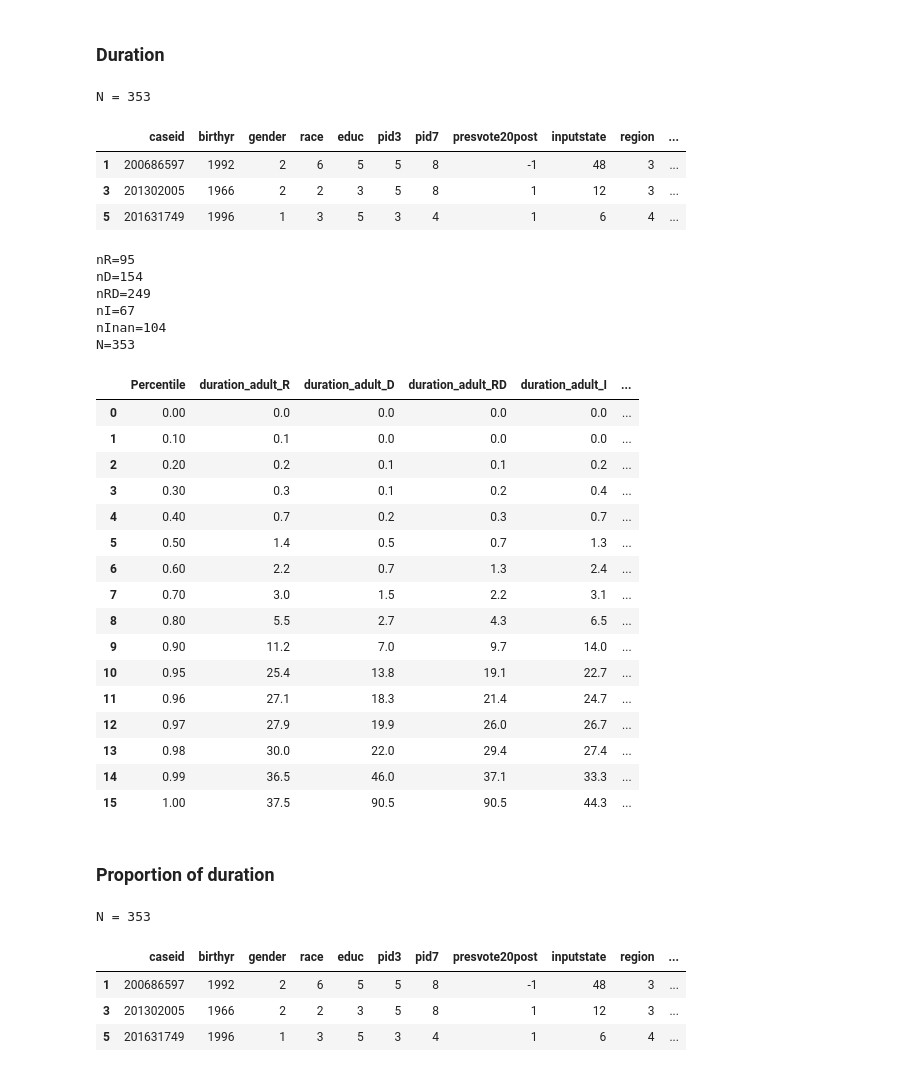
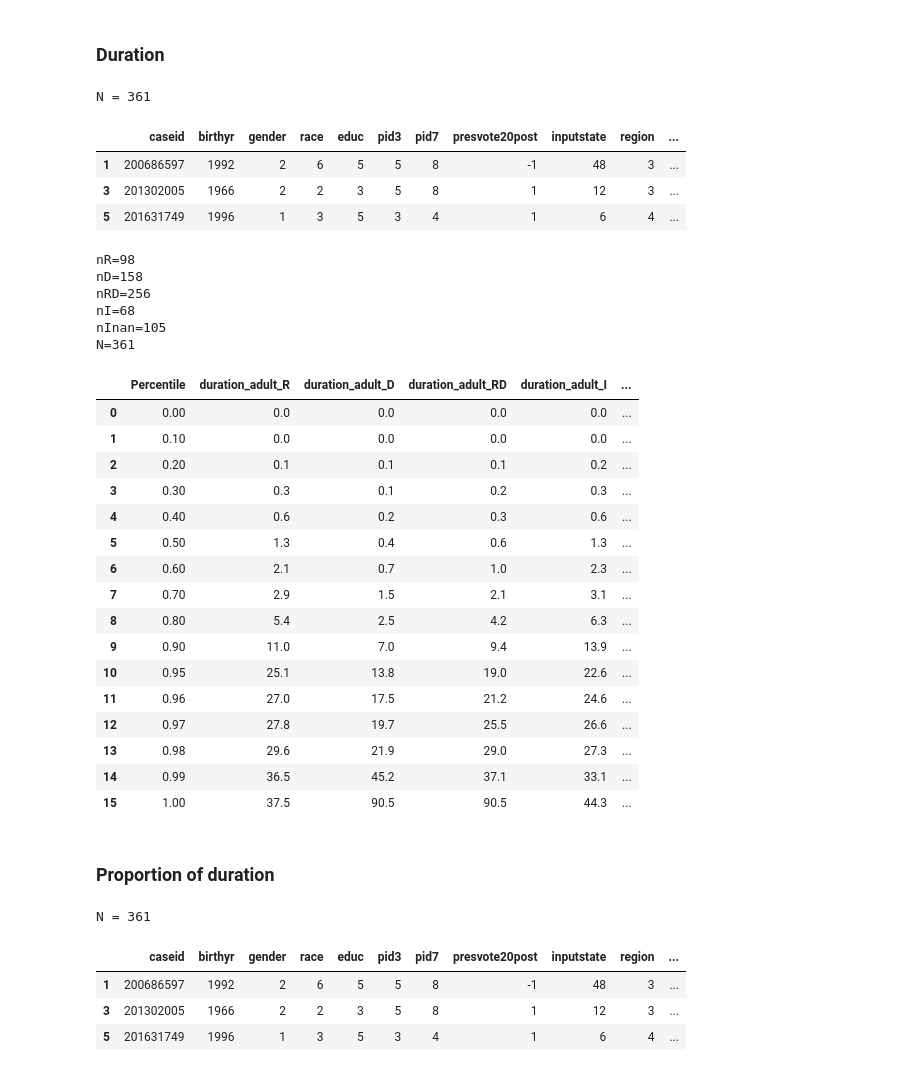
Before and after one commit to soodoku/adult, a Jupyter notebook: scripts/22_duration_on_adultsites_independents.ipynb, the cells around one changed output. Cells and saved outputs as stored; diff of their text form; code cells hidden in the pictures.

```diff
--- a/scripts/22_duration_on_adultsites_independents.ipynb
+++ b/scripts/22_duration_on_adultsites_independents.ipynb
@@ -40,13 +40,13 @@ outcome_var = "duration_adult"
 qcut_opts = {"q":10, "precision":1, "labels": range(10,101,10), "duplicates": "drop"}
 
 _df = (df_ind
-       .query(f"{outcome_var}>0")
+       .query("yes_visit_adults==1")
        .assign(**{f"decile_{outcome_var}": lambda df: pd.qcut(df[outcome_var], **qcut_opts)})
       )
 print(f"N = {len(_df)}")
 _df.head(3)
 # %% [output]
-N = 353
+N = 361
 |  | caseid | birthyr | gender | race | educ | pid3 | pid7 | presvote20post | inputstate | region | ... |
 | 1 | 200686597 | 1992 | 2 | 6 | 5 | 5 | 8 | -1 | 48 | 3 | ... |
 | 3 | 201302005 | 1966 | 2 | 2 | 3 | 5 | 8 | 1 | 12 | 3 | ... |
@@ -94,54 +94,54 @@ _tab_Inan = (_df
 
 nR = len(_df.query("party=='R'"))
 nD = len(_df.query("party=='D'"))
 nRD = len(_df.query("party=='R'|party=='D'"))
 nI = len(_df.query("party=='I'"))
 nInan = len(_df.query("party!='R' & party!='D'"))
 N = nR + nD + nInan
 tab_perc = (_tab_R
             .merge(_tab_D, on="Percentile", how="left", validate="1:1")
             .merge(_tab_RD, on="Percentile", how="left", validate="1:1")
             .merge(_tab_I, on="Percentile", how="left", validate="1:1")
             .merge(_tab_Inan, on="Percentile", how="left", validate="1:1")
             .assign(
                 **{f"{outcome_var}_R":lambda df: df[f"{outcome_var}_R"].map('{:,.1f}'.format)},
                 **{f"{outcome_var}_D":lambda df: df[f"{outcome_var}_D"].map('{:,.1f}'.format)},
                 **{f"{outcome_var}_RD":lambda df: df[f"{outcome_var}_RD"].map('{:,.1f}'.format)},
                 **{f"{outcome_var}_I":lambda df: df[f"{outcome_var}_I"].map('{:,.1f}'.format)},
                 **{f"{outcome_var}_Inan":lambda df: df[f"{outcome_var}_Inan"].map('{:,.1f}'.format)},
             )
            )
 print(f"{nR=}")
 print(f"{nD=}")
 print(f"{nRD=}")
 print(f"{nI=}")
 print(f"{nInan=}")
 print(f"{N=}")
-pandas_to_tex(tab_perc, "../tabs/percentiles_duration_adultsites_by_individuals_independents_partisans")
+# pandas_to_tex(tab_perc, "../tabs/percentiles_duration_adultsites_by_individuals_independents_partisans")
 tab_perc
 # %% [output]
-nR=95
-nD=154
-nRD=249
-nI=67
-nInan=104
-N=353
+nR=98
+nD=158
+nRD=256
+nI=68
+nInan=105
+N=361
 |  | Percentile | duration_adult_R | duration_adult_D | duration_adult_RD | duration_adult_I | ... |
 | 0 | 0.00 | 0.0 | 0.0 | 0.0 | 0.0 | ... |
-| 1 | 0.10 | 0.1 | 0.0 | 0.0 | 0.0 | ... |
-| 2 | 0.20 | 0.2 | 0.1 | 0.1 | 0.2 | ... |
-| 3 | 0.30 | 0.3 | 0.1 | 0.2 | 0.4 | ... |
-| 4 | 0.40 | 0.7 | 0.2 | 0.3 | 0.7 | ... |
-| 5 | 0.50 | 1.4 | 0.5 | 0.7 | 1.3 | ... |
-| 6 | 0.60 | 2.2 | 0.7 | 1.3 | 2.4 | ... |
-| 7 | 0.70 | 3.0 | 1.5 | 2.2 | 3.1 | ... |
-| 8 | 0.80 | 5.5 | 2.7 | 4.3 | 6.5 | ... |
-| 9 | 0.90 | 11.2 | 7.0 | 9.7 | 14.0 | ... |
-| 10 | 0.95 | 25.4 | 13.8 | 19.1 | 22.7 | ... |
-| 11 | 0.96 | 27.1 | 18.3 | 21.4 | 24.7 | ... |
-| 12 | 0.97 | 27.9 | 19.9 | 26.0 | 26.7 | ... |
-| 13 | 0.98 | 30.0 | 22.0 | 29.4 | 27.4 | ... |
-| 14 | 0.99 | 36.5 | 46.0 | 37.1 | 33.3 | ... |
+| 1 | 0.10 | 0.0 | 0.0 | 0.0 | 0.0 | ... |
+| 2 | 0.20 | 0.1 | 0.1 | 0.1 | 0.2 | ... |
+| 3 | 0.30 | 0.3 | 0.1 | 0.2 | 0.3 | ... |
+| 4 | 0.40 | 0.6 | 0.2 | 0.3 | 0.6 | ... |
+| 5 | 0.50 | 1.3 | 0.4 | 0.6 | 1.3 | ... |
+| 6 | 0.60 | 2.1 | 0.7 | 1.0 | 2.3 | ... |
+| 7 | 0.70 | 2.9 | 1.5 | 2.1 | 3.1 | ... |
+| 8 | 0.80 | 5.4 | 2.5 | 4.2 | 6.3 | ... |
+| 9 | 0.90 | 11.0 | 7.0 | 9.4 | 13.9 | ... |
+| 10 | 0.95 | 25.1 | 13.8 | 19.0 | 22.6 | ... |
+| 11 | 0.96 | 27.0 | 17.5 | 21.2 | 24.6 | ... |
+| 12 | 0.97 | 27.8 | 19.7 | 25.5 | 26.6 | ... |
+| 13 | 0.98 | 29.6 | 21.9 | 29.0 | 27.3 | ... |
+| 14 | 0.99 | 36.5 | 45.2 | 37.1 | 33.1 | ... |
 | 15 | 1.00 | 37.5 | 90.5 | 90.5 | 44.3 | ... |
 # %% [markdown]
 ### Proportion of duration
@@ -152,13 +152,13 @@ outcome_var = "prop_adult_duration"
 qcut_opts = {"q":10, "precision":1, "labels": range(10,101,10), "duplicates": "drop"}
 
 _df = (df_ind
-       .query(f"{outcome_var}>0")
+       .query("yes_visit_adults==1")
        .assign(**{f"decile_{outcome_var}": lambda df: pd.qcut(df[outcome_var], **qcut_opts)})
       )
 print(f"N = {len(_df)}")
 _df.head(3)
 # %% [output]
-N = 353
+N = 361
 |  | caseid | birthyr | gender | race | educ | pid3 | pid7 | presvote20post | inputstate | region | ... |
 | 1 | 200686597 | 1992 | 2 | 6 | 5 | 5 | 8 | -1 | 48 | 3 | ... |
 | 3 | 201302005 | 1966 | 2 | 2 | 3 | 5 | 8 | 1 | 12 | 3 | ... |
```
Also changed, not shown: parts of 1 cell of this notebook, 1 other file.
